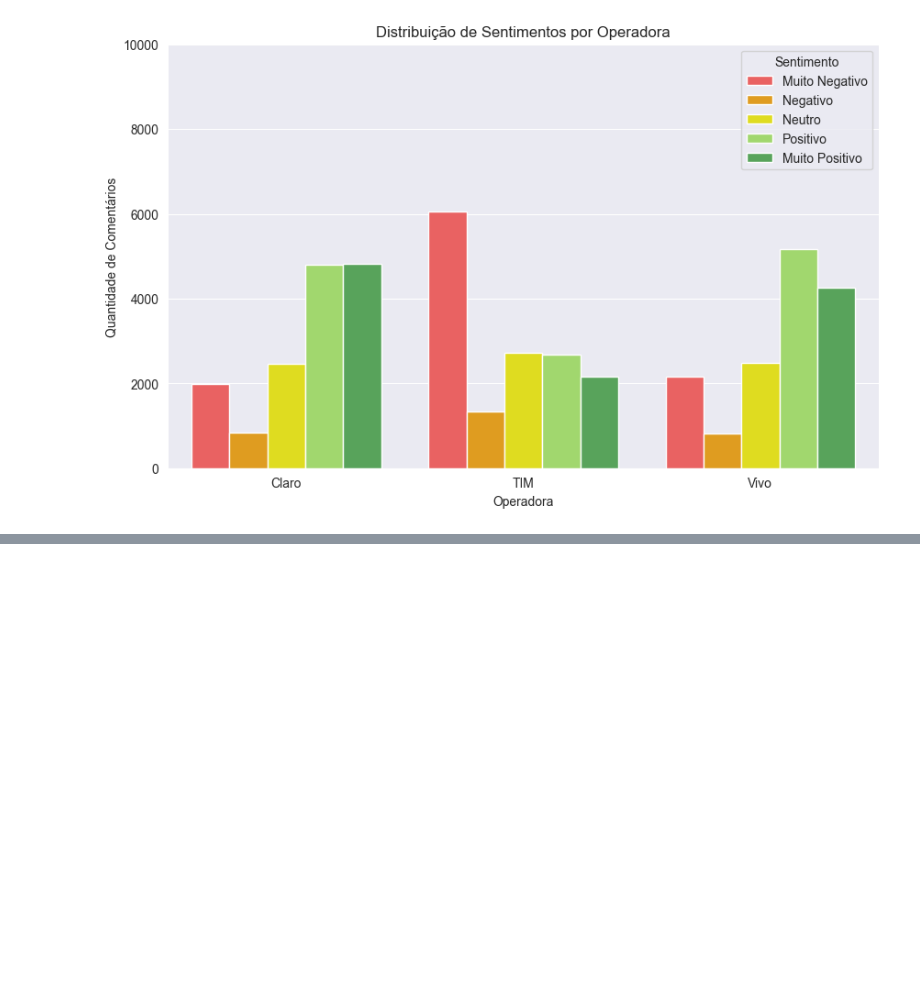
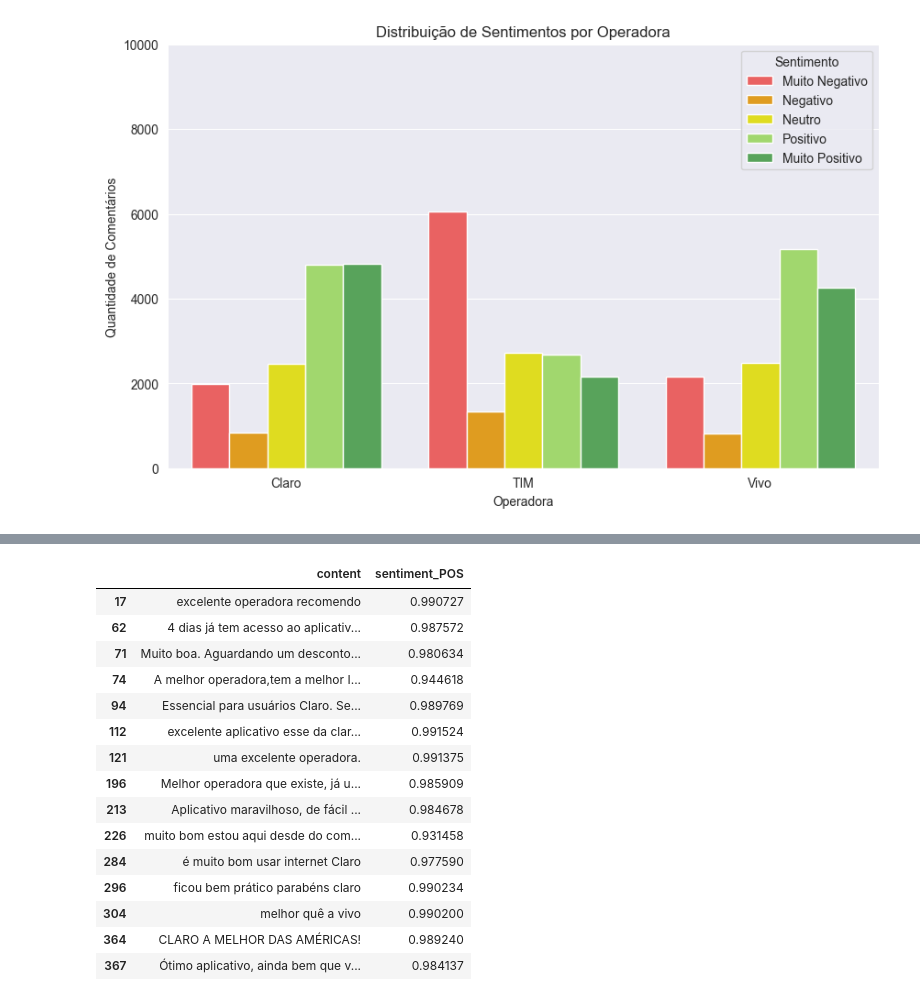
Before and after one commit to PedroReste/analises_e_insights, a Jupyter notebook: sentimentos_e_temas_de_comentarios_de_apps/notebook_operadoras.ipynb, the cells around one changed output, grey strips where cells are left out. Drawn from its saved outputs; the diff is of its cells as text; code cells hidden in the pictures; blank space fills up the shorter version.

```diff
--- a/sentimentos_e_temas_de_comentarios_de_apps/notebook_operadoras.ipynb
+++ b/sentimentos_e_temas_de_comentarios_de_apps/notebook_operadoras.ipynb
@@ -895,0 +944,23 @@ fig.show()
+# %%
+tema = df["tema_manual"].apply(lambda x: isinstance(x, list) and "Operadora" in x)
+sentimento = df["sentiment_POS"] > 0.8
+
+dados_filtrados = df[(operadora) & (tema) & (sentimento)]
+dados_filtrados[["content", "sentiment_POS"]].head(15)
+# %% [output]
+|  | content | sentiment_POS |
+| 17 | excelente operadora recomendo | 0.990727 |
+| 62 | 4 dias já tem acesso ao aplicativ... | 0.987572 |
+| 71 | Muito boa. Aguardando um desconto... | 0.980634 |
+| 74 | A melhor operadora,tem a melhor I... | 0.944618 |
+| 94 | Essencial para usuários Claro. Se... | 0.989769 |
+| 112 | excelente aplicativo esse da clar... | 0.991524 |
+| 121 | uma excelente operadora. | 0.991375 |
+| 196 | Melhor operadora que existe, já u... | 0.985909 |
+| 213 | Aplicativo maravilhoso, de fácil ... | 0.984678 |
+| 226 | muito bom estou aqui desde do com... | 0.931458 |
+| 284 | é muito bom usar internet Claro | 0.977590 |
+| 296 | ficou bem prático parabéns claro | 0.990234 |
+| 304 | melhor quê a vivo | 0.990200 |
+| 364 | CLARO A MELHOR DAS AMÉRICAS! | 0.989240 |
+| 367 | Ótimo aplicativo, ainda bem que v... | 0.984137 |
```
Also changed, not shown: parts of 115 cells of this notebook, 1 other file.
